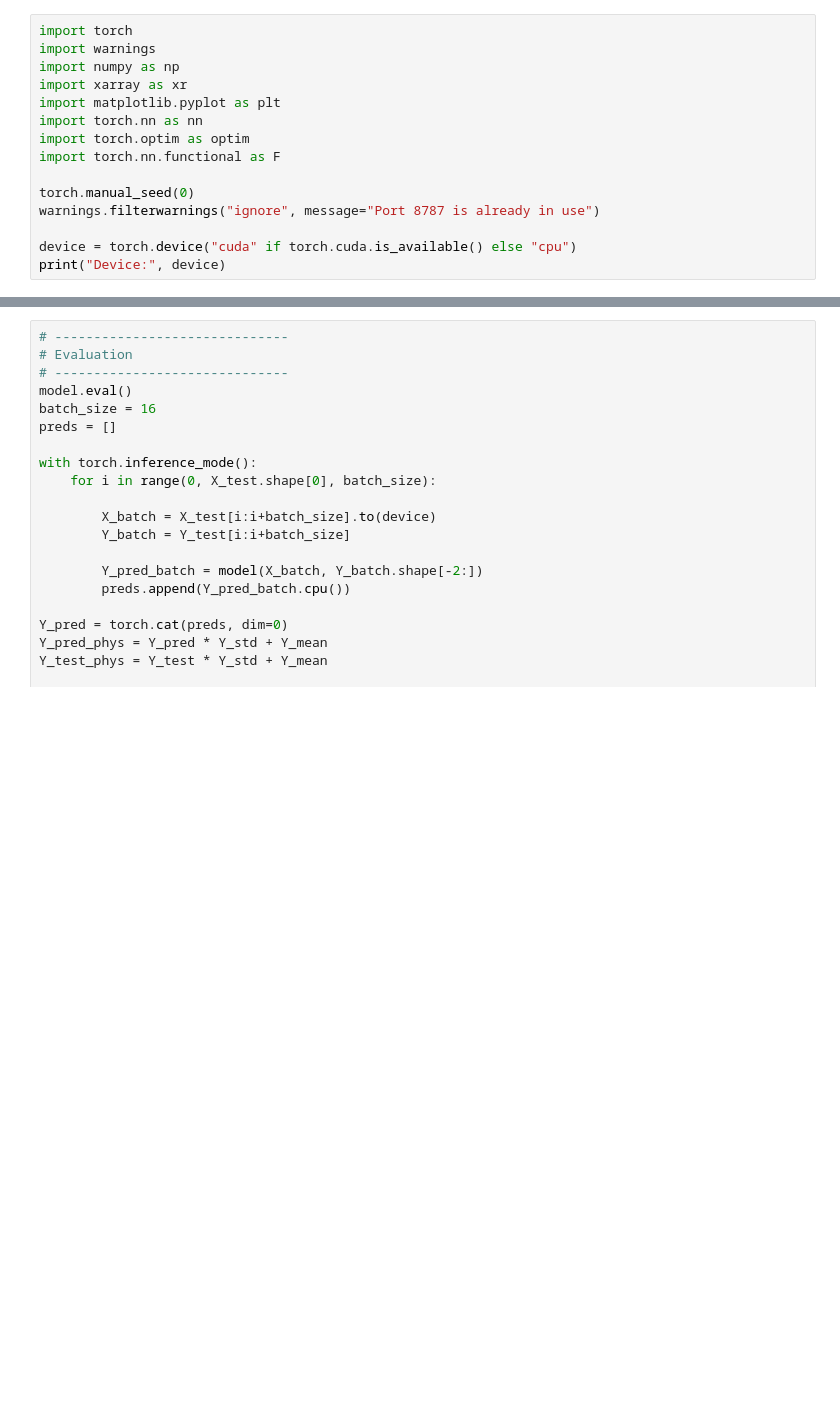
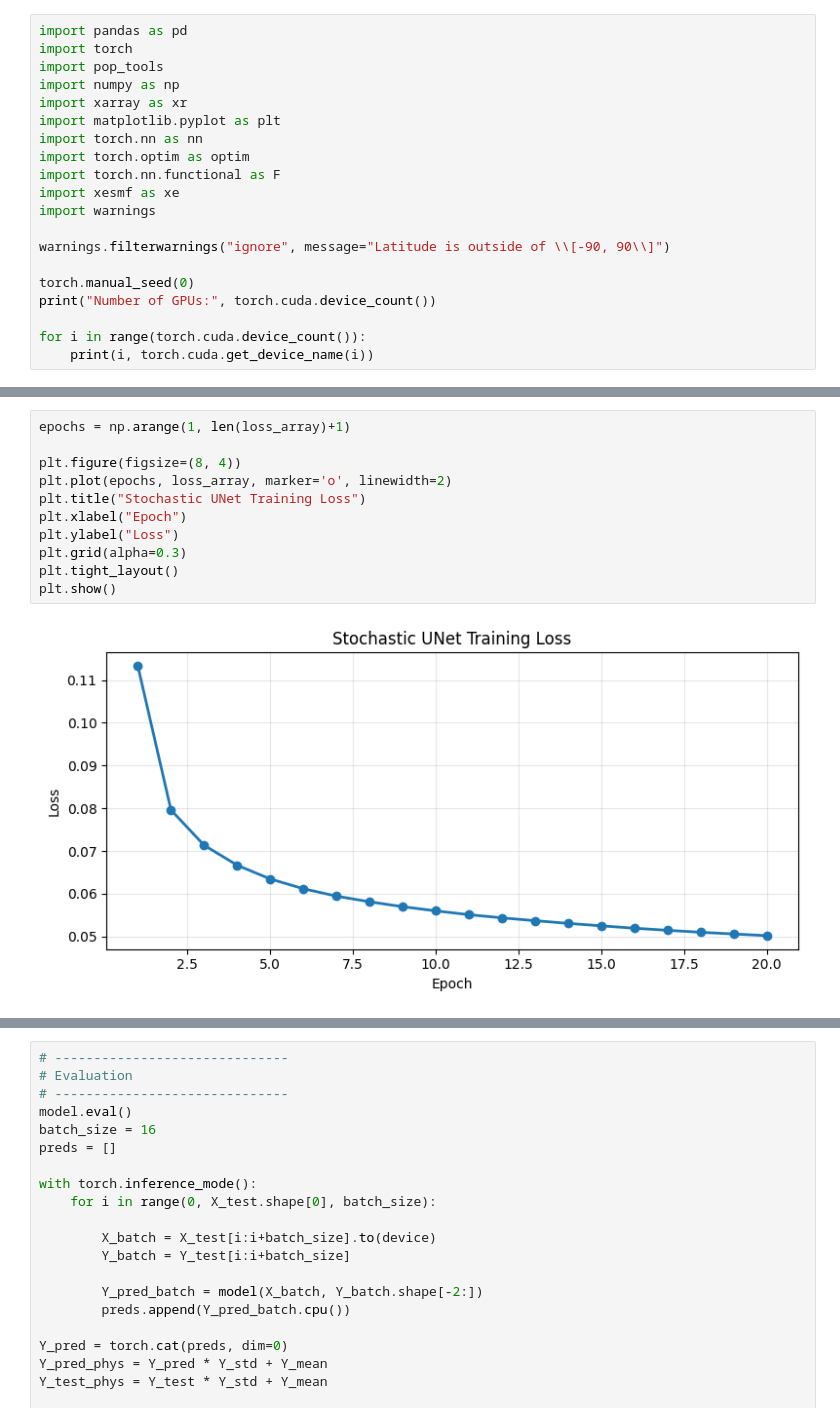
Before and after one commit to skylargale/sea-ice-downscaling, a Jupyter notebook: 3d_unet_model.ipynb, the cells around one changed output, grey strips where cells are left out. Cells and saved outputs as stored; diff of their text form; blank space fills up the shorter version.

```diff
--- a/3d_unet_model.ipynb
+++ b/3d_unet_model.ipynb
@@ -1,16 +1,21 @@
 # %%
+import pandas as pd
 import torch
-import warnings
+import pop_tools
 import numpy as np
 import xarray as xr
 import matplotlib.pyplot as plt
 import torch.nn as nn
 import torch.optim as optim
 import torch.nn.functional as F
+import xesmf as xe
+import warnings
+
+warnings.filterwarnings("ignore", message="Latitude is outside of \\[-90, 90\\]")
 
 torch.manual_seed(0)
-warnings.filterwarnings("ignore", message="Port 8787 is already in use")
+print("Number of GPUs:", torch.cuda.device_count())
 
-device = torch.device("cuda" if torch.cuda.is_available() else "cpu")
-print("Device:", device)
+for i in range(torch.cuda.device_count()):
+    print(i, torch.cuda.get_device_name(i))
 # %% [output]
@@ -336,0 +445,13 @@ Done!
+# %%
+epochs = np.arange(1, len(loss_array)+1)
+
+plt.figure(figsize=(8, 4))
+plt.plot(epochs, loss_array, marker='o', linewidth=2)
+plt.title("Stochastic UNet Training Loss")
+plt.xlabel("Epoch")
+plt.ylabel("Loss")
+plt.grid(alpha=0.3)
+plt.tight_layout()
+plt.show()
+# %% [output]
+[figure, added]
```
Also changed, not shown: parts of 20 cells of this notebook, 1 other file.
